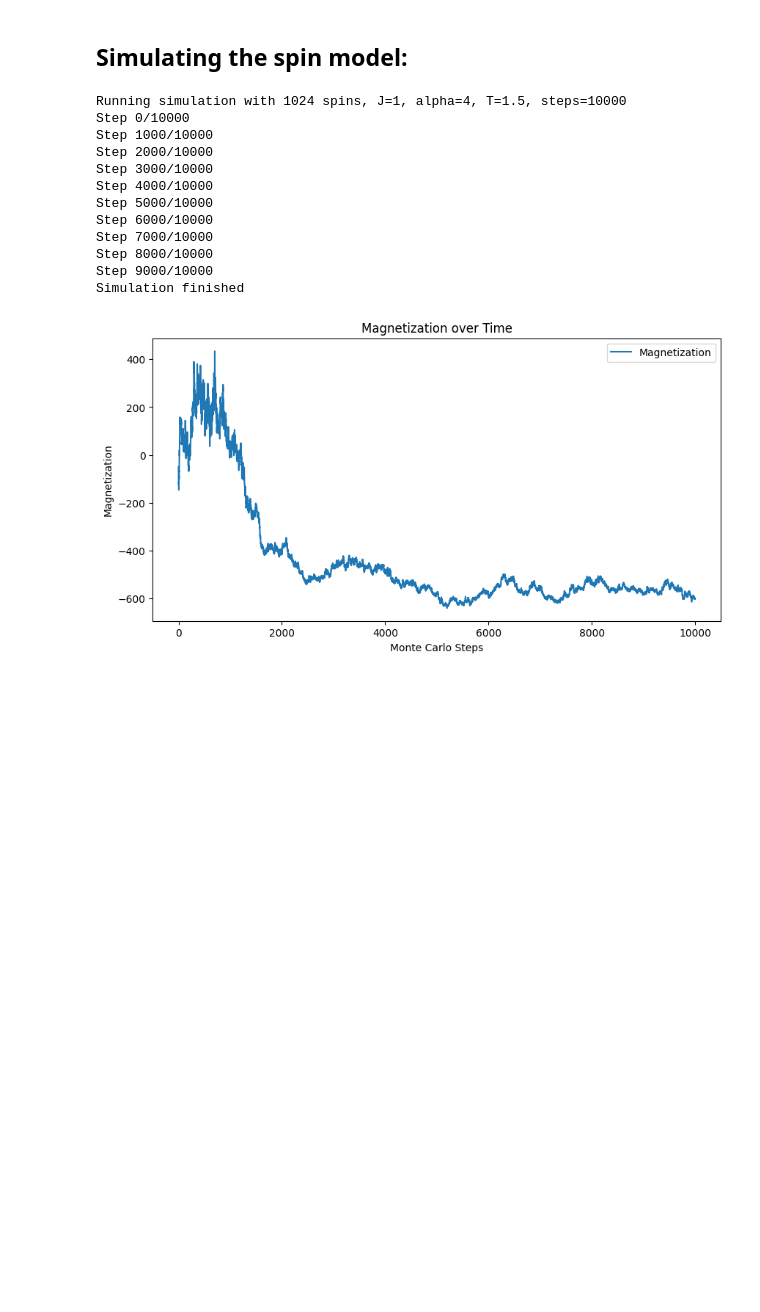
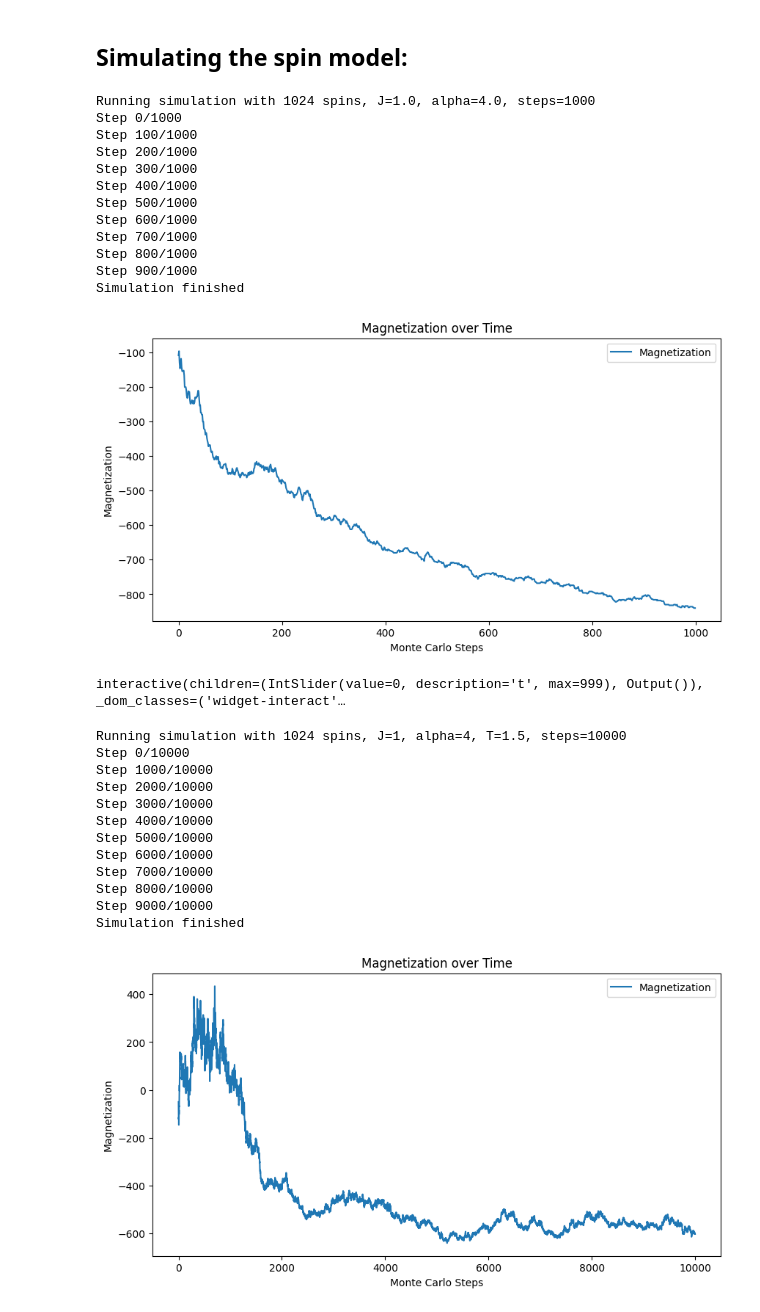
Before and after one commit to eghirardo/ising-markets, a Jupyter notebook: Code/Bornholdt.ipynb, the cells around one changed output. Drawn from its saved outputs; the diff is of its cells as text; code cells hidden in the pictures; blank space fills up the shorter version.

Commit message:
generalized the ising_utils model parameters logic

```diff
--- a/Code/Bornholdt.ipynb
+++ b/Code/Bornholdt.ipynb
@@ -10,14 +10,36 @@ def bornholdt_field(model, i):
     """Compute the local field at spin i"""
     total_neighbors = np.sum(model.connection_matrix[i] * model.spins)
     magnetization = np.sum(model.spins) / len(model.spins)
-    return model.J * total_neighbors - model.alpha * model.spins[i] * magnetization
+    return model.params['J'] * total_neighbors - model.params['alpha'] * model.spins[i] * magnetization
 # %%
 # parameters
+parameters = {'J': 1.0, 'alpha': 4.0}
 side = 32
 dim = 2
-J = 1
-alpha = 4
+# J = 1
+# alpha = 4
 T = 1.5
+# %%
+# Running the simulation
+model = LatticeSpinMarketModel(side=side, dim=dim, params=parameters, T=T,  local_field_func=bornholdt_field)
+spin_series = model.run_simulation(steps=1000, verbose=True)
+model.plot_magnetization()
+model.plot_lattice(interactive=True)
+# %% [output]
+Running simulation with 1024 spins, J=1.0, alpha=4.0, steps=1000
+Step 0/1000
+Step 100/1000
+Step 200/1000
+Step 300/1000
+Step 400/1000
+Step 500/1000
+Step 600/1000
+Step 700/1000
+Step 800/1000
+Step 900/1000
+Simulation finished
+[figure, added]
+interactive(children=(IntSlider(value=0, description='t', max=999), Output()), _dom_classes=('widget-interact'…
 # %%
 # Running the simulation
 model = LatticeSpinMarketModel(side=side, dim=dim, J=J, alpha=alpha, T=T,  local_field_func=bornholdt_field)
```
Also changed, not shown: 1 other file.
